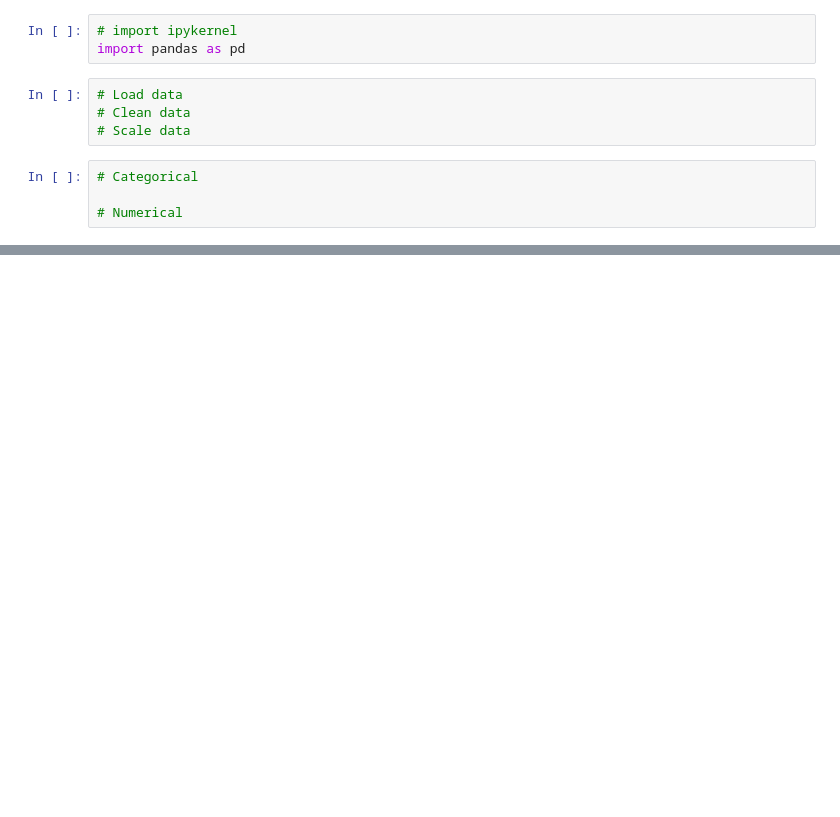
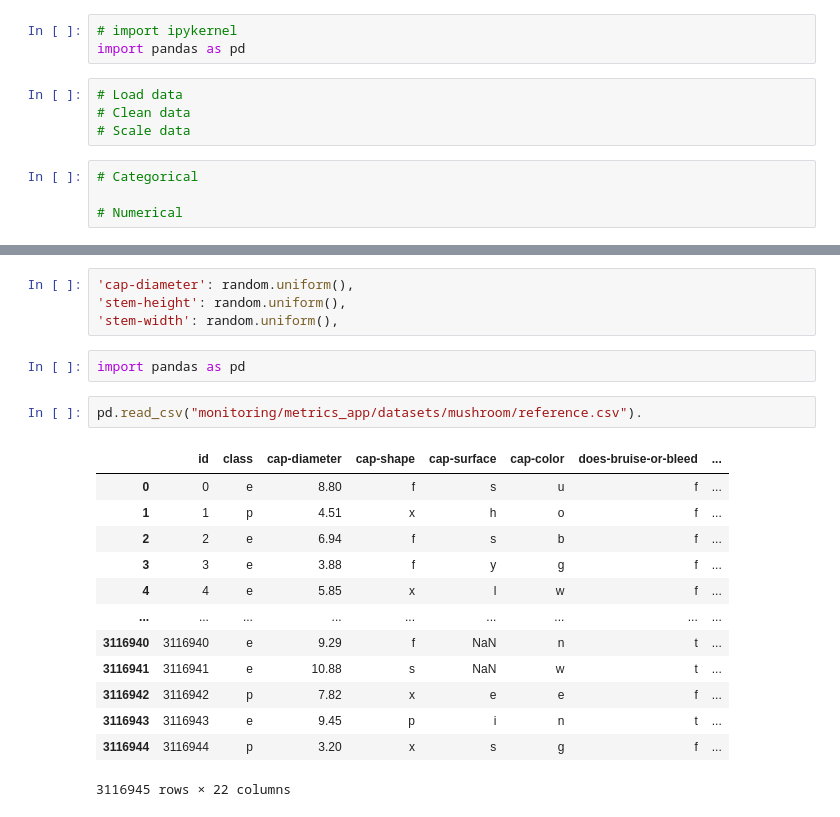
Before and after one commit to rbblmr/mushroom-mlops, a Jupyter notebook: training.ipynb, the cells around one changed output, grey strips where cells are left out. Drawn from its saved outputs; the diff is of its cells as text; blank space fills up the shorter version.

```diff
--- a/training.ipynb
+++ b/training.ipynb
@@ -149,0 +648,22 @@ class Modeller(dict(X_train, y_train, X_test, y_test)):
+# %%
+'cap-diameter': random.uniform(),
+'stem-height': random.uniform(),
+'stem-width': random.uniform(),
+# %%
+import pandas as pd
+# %%
+pd.read_csv("monitoring/metrics_app/datasets/mushroom/reference.csv").
+# %% [output]
+|  | id | class | cap-diameter | cap-shape | cap-surface | cap-color | does-bruise-or-bleed | ... |
+| 0 | 0 | e | 8.80 | f | s | u | f | ... |
+| 1 | 1 | p | 4.51 | x | h | o | f | ... |
+| 2 | 2 | e | 6.94 | f | s | b | f | ... |
+| 3 | 3 | e | 3.88 | f | y | g | f | ... |
+| 4 | 4 | e | 5.85 | x | l | w | f | ... |
+| ... | ... | ... | ... | ... | ... | ... | ... | ... |
+| 3116940 | 3116940 | e | 9.29 | f | NaN | n | t | ... |
+| 3116941 | 3116941 | e | 10.88 | s | NaN | w | t | ... |
+| 3116942 | 3116942 | p | 7.82 | x | e | e | f | ... |
+| 3116943 | 3116943 | e | 9.45 | p | i | n | t | ... |
+| 3116944 | 3116944 | p | 3.20 | x | s | g | f | ... |
+3116945 rows × 22 columns
```
Also changed, not shown: parts of 49 cells of this notebook, 43 other files.
